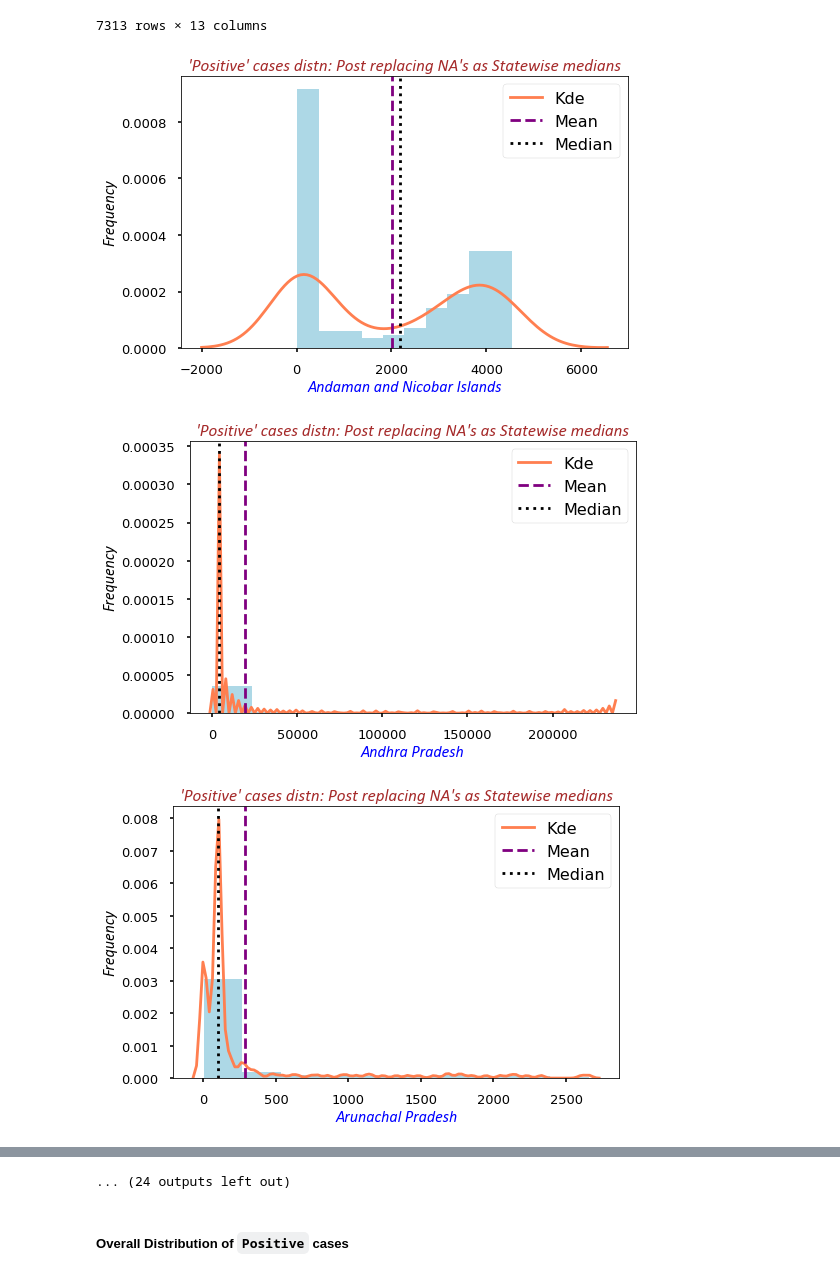
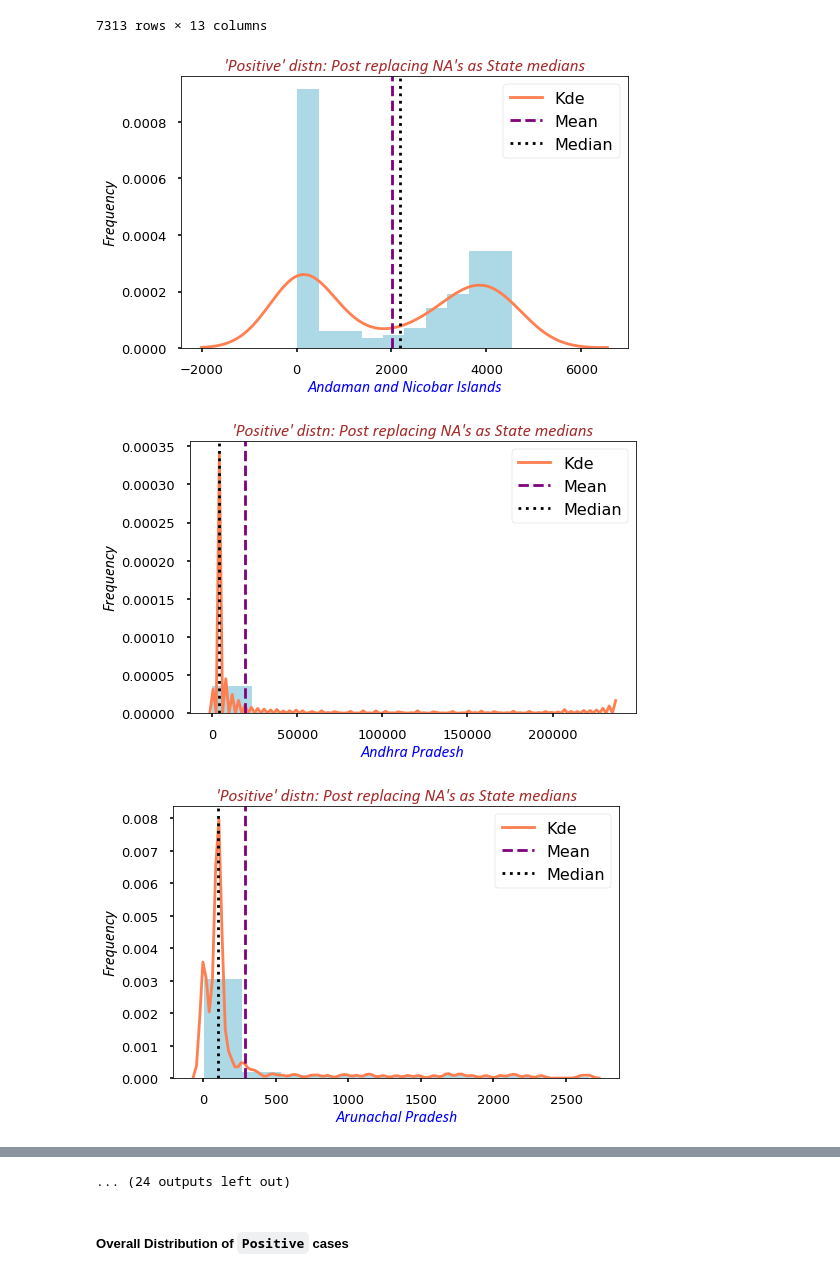
Before and after one commit to raj-shr-git/AAIC_Practice, a Jupyter notebook: VIDEO_PRACTICE/MODULE-1/ANOVA_Test.ipynb, the cells around one changed output, grey strips where cells are left out. Saved outputs shown, nothing was run; the diff lists cells and outputs as text; code cells hidden in the pictures.

Commit message:
Day-41 : ANOVA and other tests on real-world dataset

```diff
--- a/VIDEO_PRACTICE/MODULE-1/ANOVA_Test.ipynb
+++ b/VIDEO_PRACTICE/MODULE-1/ANOVA_Test.ipynb
@@ -320,8 +320,8 @@ pop_test_df
 | 7312 | NaN | NaN | NaN | 4109.0 | Lakshadweep | 64473 | 14141 | 50332 | ... |
 7313 rows × 13 columns
 # %%
-plot_hist_kde(pop_test_df,grp_by_col='State',dist_col='Positive',title="'Positive' cases distn: Post replacing NA's as Statewise medians")
+plot_hist_kde(pop_test_df,grp_by_col='State',dist_col='Positive',title="'Positive' distn: Post replacing NA's as State medians")
 # %% [output]
-[figure, old version]
+[figure, new version]
-[figure, old version]
+[figure, new version]
-[figure, old version]
+[figure, new version]
```
Also changed, not shown: parts of 72 cells of this notebook.
